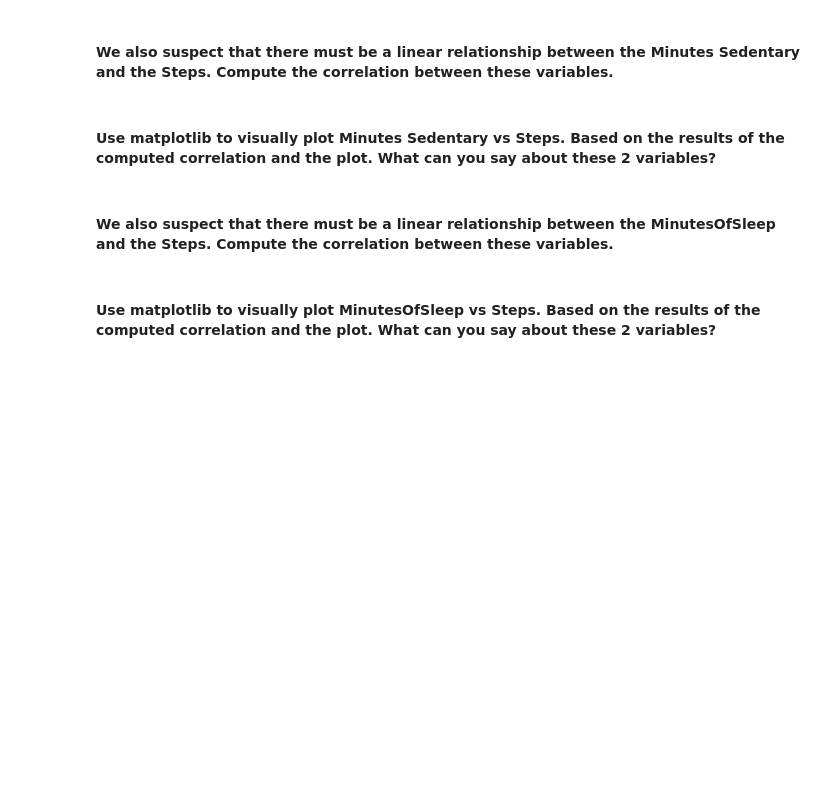
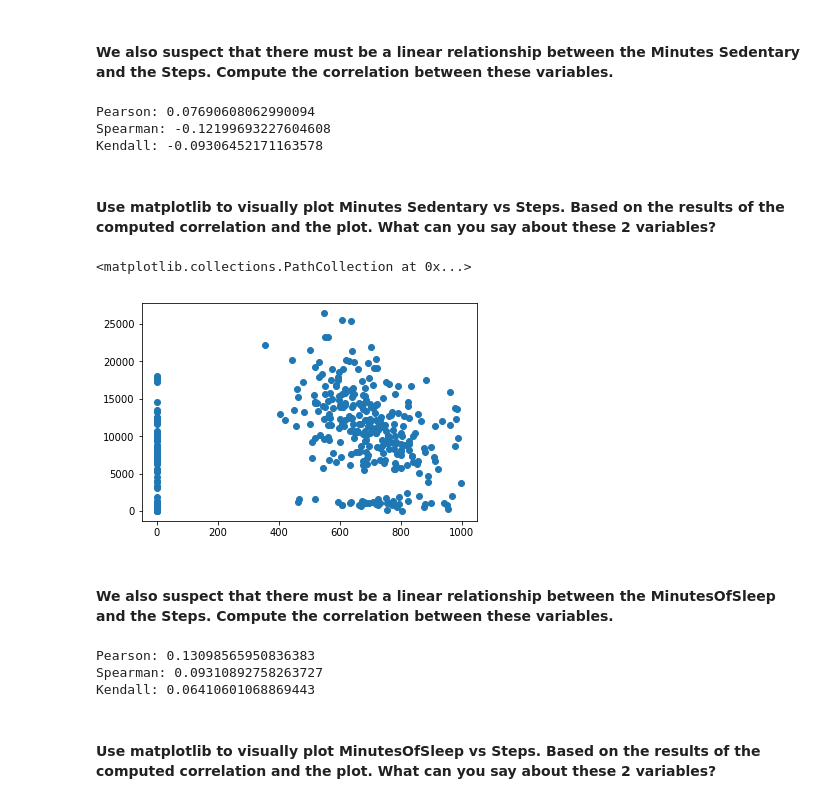
Before and after one commit to ta-datapt-bcn/lab-pivot-table-and-correlation, a Jupyter notebook: your_code/main.ipynb, the cells around one changed output. Saved outputs shown, nothing was run; the diff lists cells and outputs as text; code cells hidden in the pictures; blank space fills up the shorter version.

```diff
--- a/your_code/main.ipynb
+++ b/your_code/main.ipynb
@@ -99,4 +245,20 @@
+# %%
+# your answer here
+p=fitbit['Minutes Sedentary'].corr(fitbit['Steps'], method='pearson')
+print (f'Pearson: {p}')
+s=fitbit['Minutes Sedentary'].corr(fitbit['Steps'], method='spearman')
+print (f'Spearman: {s}')
+k=fitbit['Minutes Sedentary'].corr(fitbit['Steps'], method='kendall')
+print (f'Kendall: {k}')
+# %% [output]
+Pearson: 0.07690608062990094
+Spearman: -0.12199693227604608
+Kendall: -0.09306452171163578
 # %% [markdown]
 #### Use matplotlib to visually plot Minutes Sedentary vs Steps. Based on the results of the computed correlation and the plot. What can you say about these 2 variables?
 # %%
 # your answer here
+plt.scatter(x=fitbit['Minutes Sedentary'], y=fitbit['Steps'])
+# %% [output]
+<matplotlib.collections.PathCollection at 0x...>
+[figure, added]
@@ -109,3 +270,15 @@
+# %%
+# your answer here
+p=fitbit['MinutesOfSleep'].corr(fitbit['Steps'], method='pearson')
+print (f'Pearson: {p}')
+s=fitbit['MinutesOfSleep'].corr(fitbit['Steps'], method='spearman')
+print (f'Spearman: {s}')
+k=fitbit['MinutesOfSleep'].corr(fitbit['Steps'], method='kendall')
+print (f'Kendall: {k}')
+# %% [output]
+Pearson: 0.13098565950836383
+Spearman: 0.09310892758263727
+Kendall: 0.06410601068869443
 # %% [markdown]
 #### Use matplotlib to visually plot MinutesOfSleep vs Steps. Based on the results of the computed correlation and the plot. What can you say about these 2 variables?
 # %%
```
Also changed, not shown: parts of 54 cells of this notebook, 1 other file.
